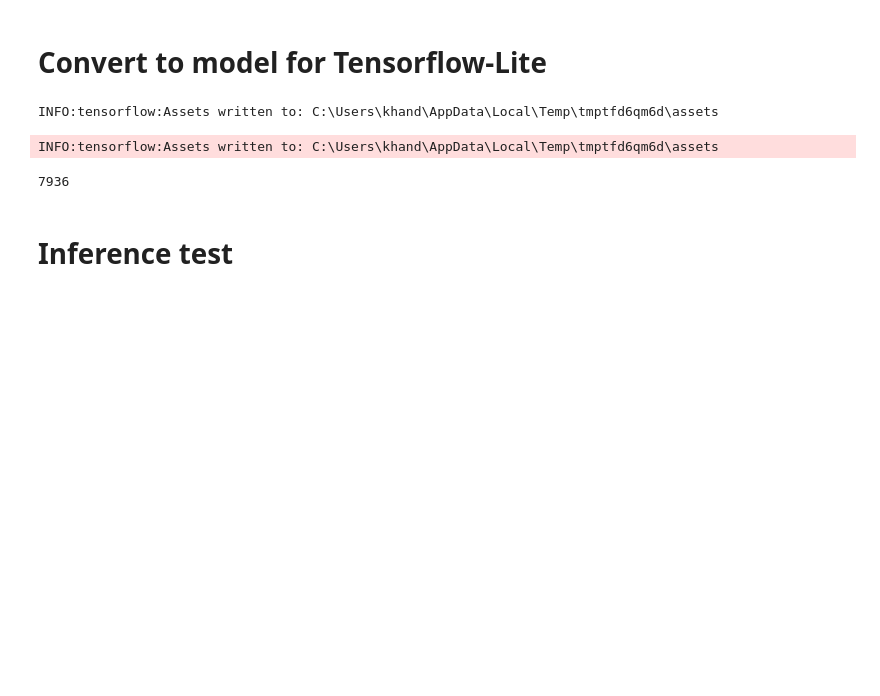
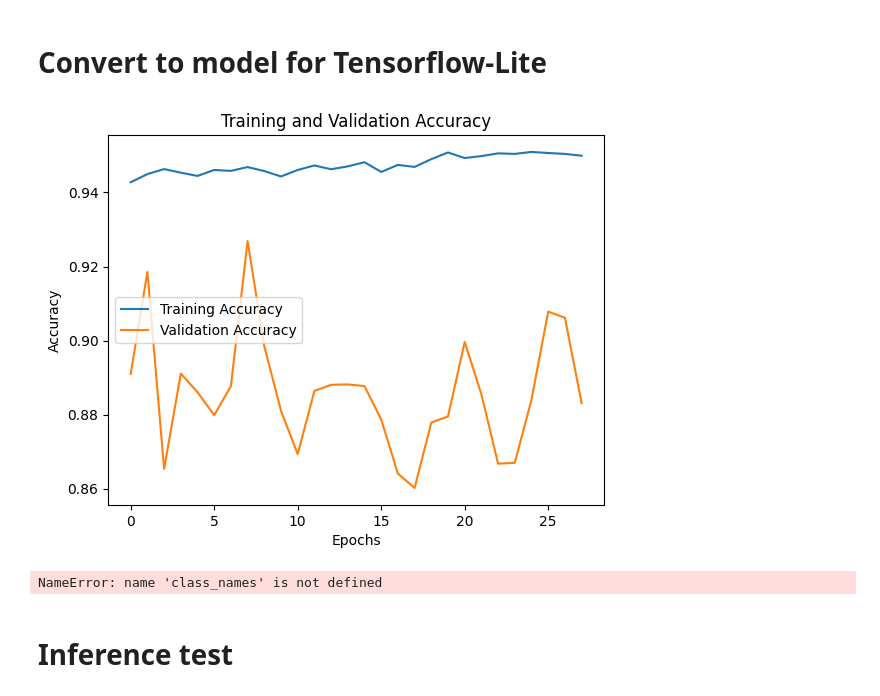
Before and after one commit to Harshit2756/hand-gesture-recognition-mediapipe, a Jupyter notebook: keypoint_classification_EN.ipynb, the cells around one changed output. Saved outputs shown, nothing was run; the diff lists cells and outputs as text; code cells hidden in the pictures; blank space fills up the shorter version.

```diff
--- a/keypoint_classification_EN.ipynb
+++ b/keypoint_classification_EN.ipynb
@@ -177,5 +475,45 @@ weighted avg       0.87      0.87      0.86      8548
+# %%
+history = model.fit(
+    X_train,
+    y_train,
+    epochs=1000,
+    batch_size=128,
+    validation_data=(X_test, y_test),
+    callbacks=[cp_callback, es_callback]
+)
+
+plt.plot(history.history['loss'], label='Training Loss')
+plt.plot(history.history['val_loss'], label='Validation Loss')
+plt.xlabel('Epochs')
+plt.ylabel('Loss')
+plt.title('Training and Validation Loss')
+plt.legend()
+plt.show()
 # %% [markdown]
 # Convert to model for Tensorflow-Lite
+# %%
+plt.plot(history.history['accuracy'], label='Training Accuracy')
+plt.plot(history.history['val_accuracy'], label='Validation Accuracy')
+plt.xlabel('Epochs')
+plt.ylabel('Accuracy')
+plt.title('Training and Validation Accuracy')
+plt.legend()
+plt.show()
+# %% [output]
+[figure, added]
+# %%
+def plot_confusion_matrix(y_true, y_pred, classes):
+    cm = confusion_matrix(y_true, y_pred)
+    plt.figure(figsize=(8, 6))
+    sns.heatmap(cm, annot=True, fmt='g', cmap='Blues', xticklabels=classes, yticklabels=classes)
+    plt.xlabel('Predicted Labels')
+    plt.ylabel('True Labels')
+    plt.title('Confusion Matrix')
+    plt.show()
+
+plot_confusion_matrix(y_test, y_pred, classes=class_names)  # Define class_names if needed
+# %% [output]
+NameError: name 'class_names' is not defined
 # %%
 # Save as a model dedicated to inference
 model.save(model_save_path, include_optimizer=False)
@@ -187,10 +525,6 @@ converter.optimizations = [tf.lite.Optimize.DEFAULT]
 tflite_quantized_model = converter.convert()
 
 open(tflite_save_path, 'wb').write(tflite_quantized_model)
-# %% [output]
-INFO:tensorflow:Assets written to: C:\Users\khand\AppData\Local\Temp\tmptfd6qm6d\assets
-INFO:tensorflow:Assets written to: C:\Users\khand\AppData\Local\Temp\tmptfd6qm6d\assets
-7936
 # %% [markdown]
 # Inference test
 # %%
```
Also changed, not shown: parts of 15 cells of this notebook, 5 other files.
